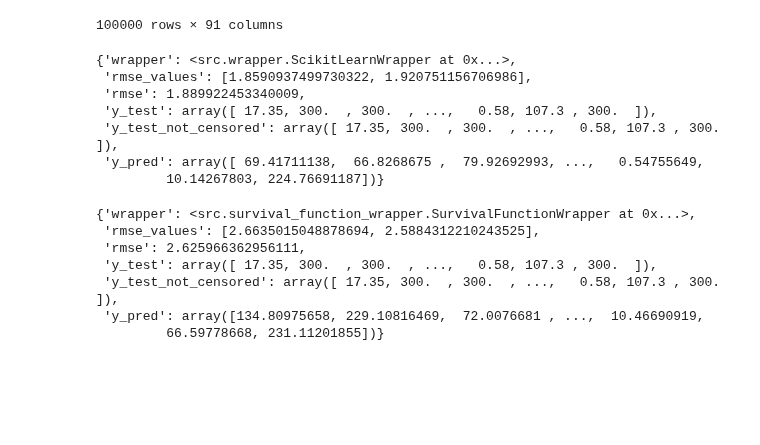
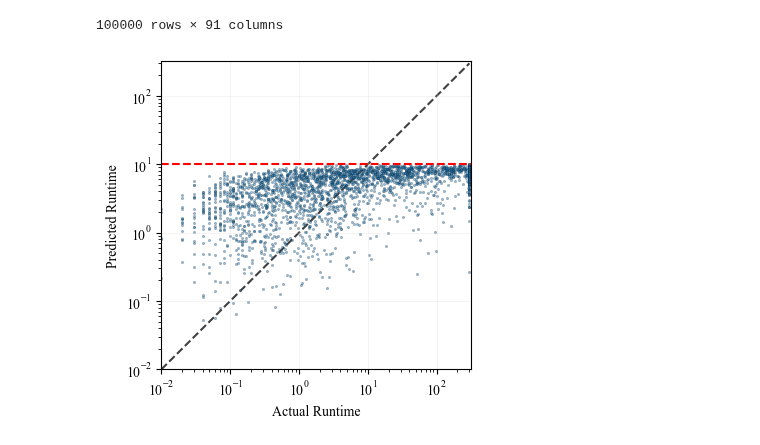
Before and after one commit to zakrzewow/raw-algorithm-portfolios, a Jupyter notebook: archive/phase1/test_sksurv.ipynb, the cells around one changed output. Saved outputs shown, nothing was run; the diff lists cells and outputs as text; code cells hidden in the pictures; blank space fills up the shorter version.

```diff
--- a/archive/phase1/test_sksurv.ipynb
+++ b/archive/phase1/test_sksurv.ipynb
@@ -45,52 +45,46 @@ df
 from src.split import get_n_splits
 from src.evaluation import evaluate_model_with_cross_validation
 # %%
-from sklearn.ensemble import RandomForestRegressor
-from src.wrapper import ScikitLearnWrapper
+from src.survival_function_wrapper import SurvivalFunctionWrapper
+from sksurv.linear_model import CoxPHSurvivalAnalysis
 
-wrapper = ScikitLearnWrapper(
-    model_cls=RandomForestRegressor,
-    n_estimators=100,
-    random_state=0,
+wrapper = SurvivalFunctionWrapper(
+    model_cls=CoxPHSurvivalAnalysis,
+    risk_function="linear",
+    alpha=0.1,
+    ties="efron"
 )
 
 splits = get_n_splits(df, n=2, instance_number=10, solver_number=300, random_state=0)
-evaluate_model_with_cross_validation(
+result = evaluate_model_with_cross_validation(
     df,
     wrapper=wrapper,
     splits=splits,
+    const_cut_off=10.0,
+    random_state=0,
 )
-# %% [output]
-{'wrapper': <src.wrapper.ScikitLearnWrapper at 0x...>,
- 'rmse_values': [1.8590937499730322, 1.920751156706986],
- 'rmse': 1.889922453340009,
- 'y_test': array([ 17.35, 300.  , 300.  , ...,   0.58, 107.3 , 300.  ]),
- 'y_test_not_censored': array([ 17.35, 300.  , 300.  , ...,   0.58, 107.3 , 300.  ]),
- 'y_pred': array([ 69.41711138,  66.8268675 ,  79.92692993, ...,   0.54755649,
-         10.14267803, 224.76691187])}
-# %%
-from src.survival_function_wrapper import SurvivalFunctionWrapper
-from sksurv.linear_model import CoxPHSurvivalAnalysis
-
-wrapper = SurvivalFunctionWrapper(
-    model_cls=CoxPHSurvivalAnalysis,
-    risk_function="linear",
-    alpha=0.1,
-    ties="efron"
-)
-
-splits = get_n_splits(df, n=2, instance_number=10, solver_number=300, random_state=0)
-evaluate_model_with_cross_validation(
-    df,
-    wrapper=wrapper,
-    splits=splits,
-)
-# %% [output]
-{'wrapper': <src.survival_function_wrapper.SurvivalFunctionWrapper at 0x...>,
- 'rmse_values': [2.6635015048878694, 2.5884312210243525],
- 'rmse': 2.625966362956111,
- 'y_test': array([ 17.35, 300.  , 300.  , ...,   0.58, 107.3 , 300.  ]),
- 'y_test_not_censored': array([ 17.35, 300.  , 300.  , ...,   0.58, 107.3 , 300.  ]),
- 'y_pred': array([134.80975658, 229.10816469,  72.0076681 , ...,  10.46690919,
-         66.59778668, 231.11201855])}
+# %%
+fig, ax = plt.subplots(nrows=1, ncols=1, figsize=(4, 4))
+
+sc = ax.scatter(
+    result["y_test_not_censored"],
+    result["y_pred"],
+    alpha=0.5,
+    edgecolors="k",
+    lw=0.2,
+    s=3,
+)
+ax.set_xscale("log")
+ax.set_yscale("log")
+
+ax.set_xlim(0.01, 320)
+ax.set_ylim(0.01, 320)
+ax.plot([0.01, 300], [0.01, 300], "k--", alpha=0.75, zorder=0)
+ax.axhline(y=10, color='red', linestyle='--')
+
+ax.set_ylabel("Predicted Runtime")
+ax.set_xlabel("Actual Runtime")
+plt.show()
+# %% [output]
+[figure, added]
 # %%
```
Also changed, not shown: parts of 9 cells of this notebook, 7 other files.
